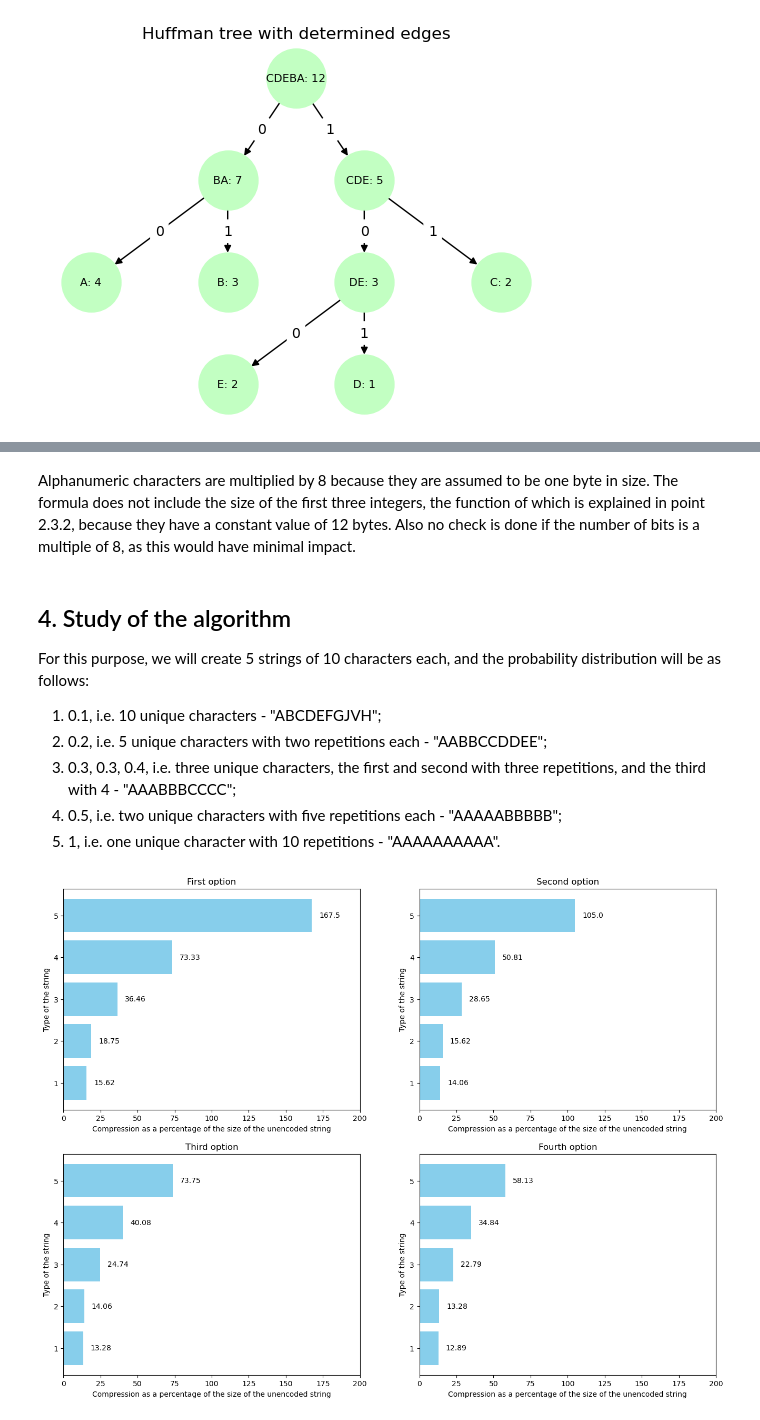
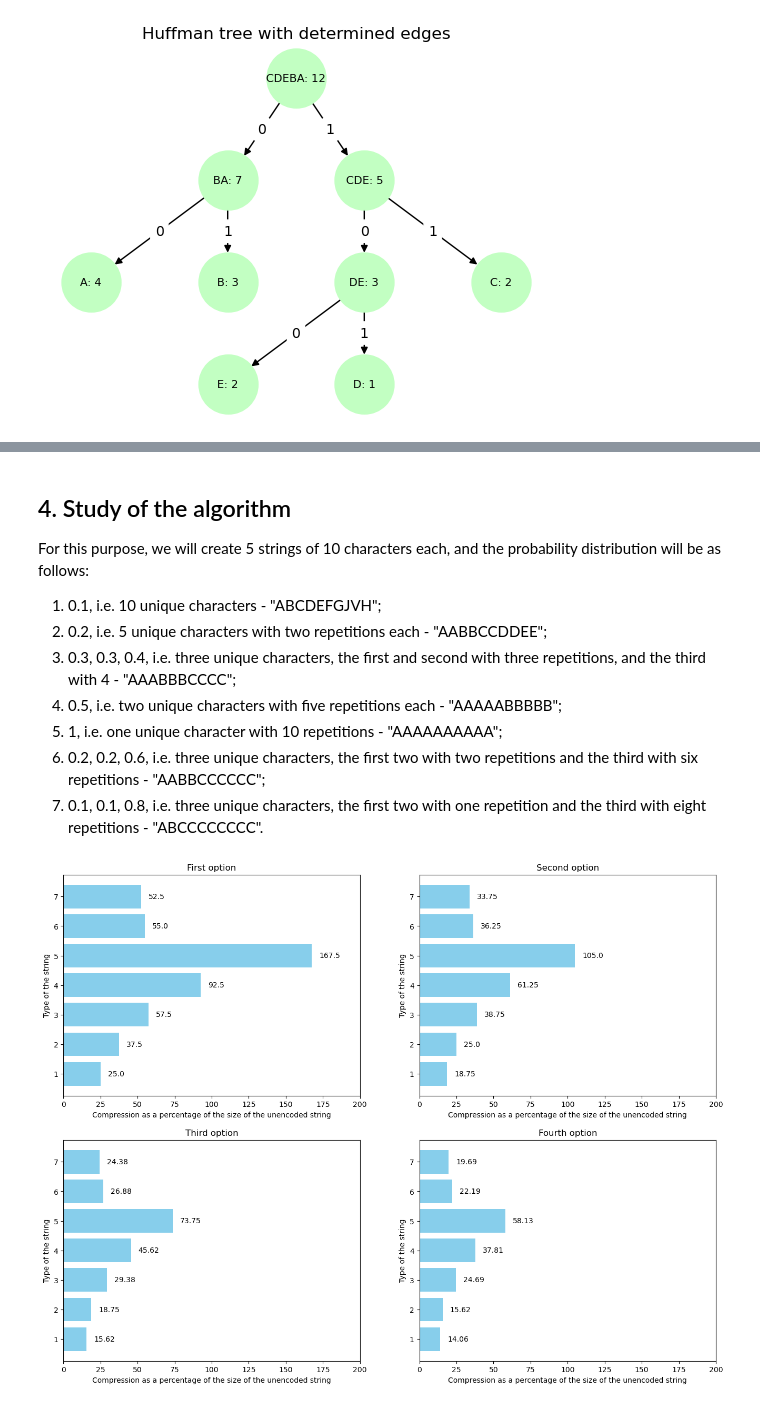
Before and after one commit to NikolayGatev/MathConceptionsProject, a Jupyter notebook: HuffmanCompressionAlgorithm.ipynb, the cells around one changed output, grey strips where cells are left out. Cells and saved outputs as stored; diff of their text form; code cells hidden in the pictures.

```diff
--- a/HuffmanCompressionAlgorithm.ipynb
+++ b/HuffmanCompressionAlgorithm.ipynb
@@ -418,11 +430,12 @@ root = huffman.get_root(string)
 traverce = huffman.traverse_and_encode(root)
 code_map = huffman.get_code(root)
 uniq_symbol_input = len(code_map)
-encoded = huffman.encode(code_map, input)
+encoded = huffman.encode(code_map, string)
 decode = huffman.decode(encoded)
 compresion = (len(encoded)  + (len(code_map) * 8) + (len(traverce) - len(code_map)) + 1)/ ((len(decode) * 8)) * 100
 
-result["Origin string"] = input
+result["Origin string"] = string
+result["Code words"] = code_map
 result["Tree traverce"] = traverce
 result["Encoded string"] = encoded
 result["Decode string"] = decode
@@ -449,5 +463,3 @@ Alphanumeric characters are multiplied by 8 because they are assumed to be one b
-# %% [markdown]
-Alphanumeric characters are multiplied by 8 because they are assumed to be one byte in size. The formula does not include the size of the first three integers, the function of which is explained in point 2.3.2, because they have a constant value of 12 bytes. Also no check is done if the number of bits is a multiple of 8, as this would have minimal impact.
 # %% [markdown]
 ## 4. Study of the algorithm
 For this purpose, we will create 5 strings of 10 characters each, and the probability distribution will be as follows:
@@ -455,22 +467,24 @@ For this purpose, we will create 5 strings of 10 characters each, and the probab
 2. 0.2, i.e. 5 unique characters with two repetitions each - "AABBCCDDEE";
 3. 0.3, 0.3, 0.4, i.e. three unique characters, the first and second with three repetitions, and the third with 4 - "AAABBBCCCC";
 4. 0.5, i.e. two unique characters with five repetitions each - "AAAAABBBBB";
-5. 1, i.e. one unique character with 10 repetitions - "AAAAAAAAAA".
+5. 1, i.e. one unique character with 10 repetitions - "AAAAAAAAAA";
+6. 0.2, 0.2, 0.6, i.e. three unique characters, the first two with two  repetitions and the third with six repetitions - "AABBCCCCCC";
+7. 0.1, 0.1, 0.8, i.e. three unique characters, the first two with one  repetition and the third with eight repetitions - "ABCCCCCCCC".
 # %%
-strings = [ "AAAAAAAAAA", "AAAAABBBBB", "AAABBBCCCC", "AABBCCDDEE", "ABCDEFGJVH"]
+strings = ["AAAAAAAAAA", "AAAAABBBBB", "AAABBBCCCC", "AABBCCDDEE", "ABCDEFGJVH", "AABBCCCCCC", "ABCCCCCCCC"]
 
 def get_compression_ratio(input):
     huffman = Huffman_coding()
     result = {}
-    for indes, string in enumerate(input, start = 0):
+    for index, string in enumerate(input):
         root = huffman.get_root(string)
-        traverce = huffman.traverse_and_encode(root)
+        traverse = huffman.traverse_and_encode(root)
         code_map = huffman.get_code(root)
         uniq_symbol_input = len(code_map)
         encoded = huffman.encode(code_map, string)
-        decode = huffman.decode(encoded)
-        compresion = (len(encoded)  + (len(code_map) * 8) + (len(traverce) - len(code_map)) + 1)/ ((len(decode) * 8)) * 100
-        result[indes + 1] = f"{compresion:.2f}"
+        decoded = huffman.decode(encoded)
+        compression = (len(encoded)  + (len(code_map) * 8) + (len(traverse) - len(code_map)) + 1)/ ((len(decoded) * 8)) * 100
+        result[index + 1] = f"{compression:.2f}"
     return result
 
 # Option with initial list strings
@@ -527,32 +541,32 @@ plt.subplot(2, 2, 2)
 plt.barh(x_second_option, y_second_option,color='skyblue')
 plt.xlim(0, 200)
 for i in range(len(x_second_option)):
     plt.text(y_second_option[i] + 5, x_second_option[i], str(y_second_option[i]), va='center')
 plt.xlabel('Compression as a percentage of the size of the unencoded string')
 plt.ylabel('Type of the string')
 plt.title('Second option')
 
 # Third graph
 plt.subplot(2, 2, 3)
 plt.barh(x_third_option, y_third_option,color='skyblue')
 plt.xlim(0, 200)
 for i in range(len(x_third_option)):
     plt.text(y_third_option[i] + 5, x_third_option[i], str(y_third_option[i]), va='center')
 plt.xlabel('Compression as a percentage of the size of the unencoded string')
 plt.ylabel('Type of the string')
 plt.title('Third option')
 
 # Fourth graph
 plt.subplot(2, 2, 4)
 plt.barh(x_fourth_option, y_fourth_option,color='skyblue')
 plt.xlim(0, 200)
 for i in range(len(x_fourth_option)):
     plt.text(y_fourth_option[i] + 5, x_fourth_option[i], str(y_fourth_option[i]), va='center')
 plt.xlabel('Compression as a percentage of the size of the unencoded string')
 plt.ylabel('Type of the string')
 plt.title('Fourth option')
 
 plt.show()
 # %% [output]
-[figure, old version]
+[figure, new version]
 # %% [markdown]
```
Also changed, not shown: parts of 18 cells of this notebook.
